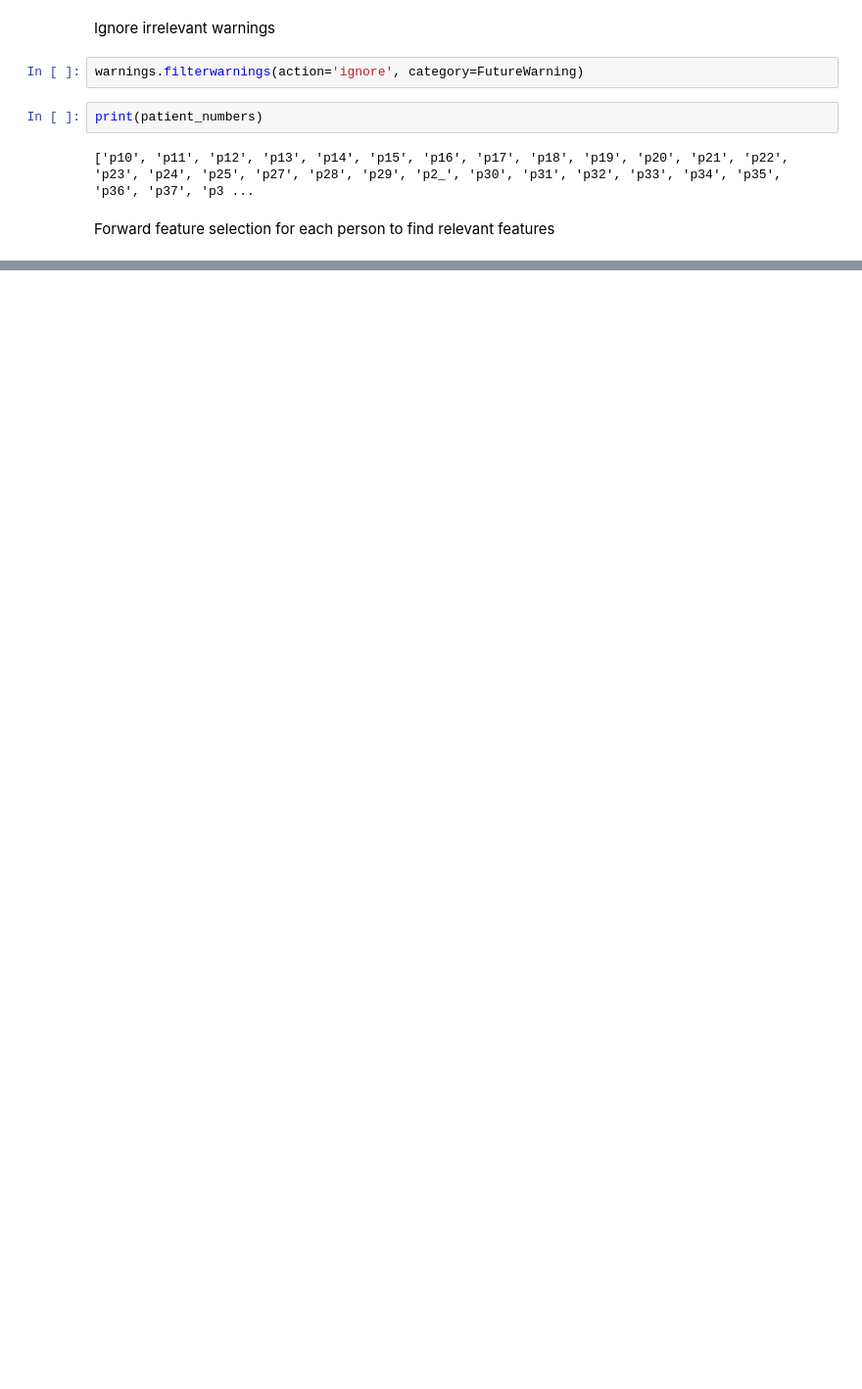
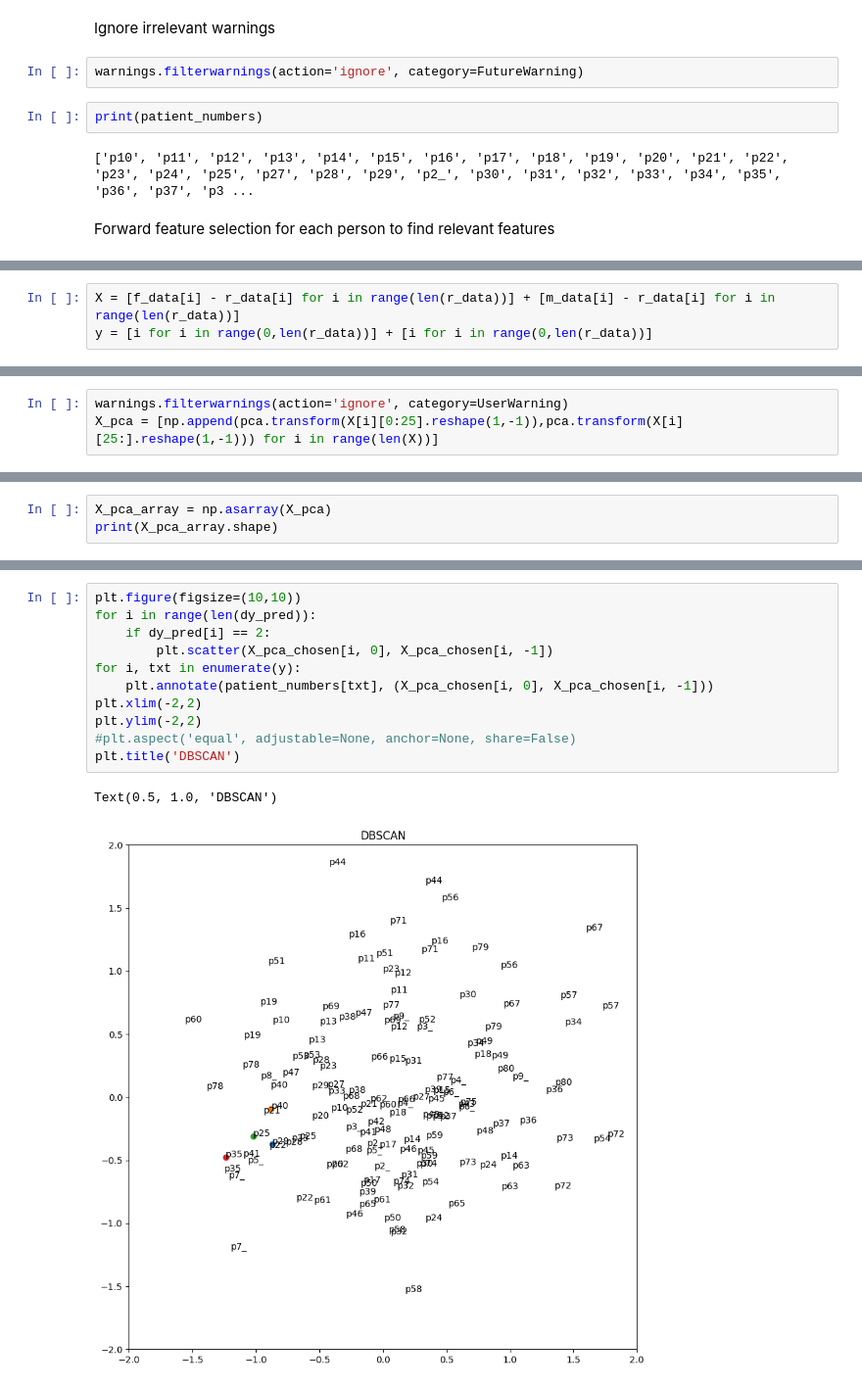
Before and after one commit to cdhvilsted/Bachelor_project_2024, a Jupyter notebook: cross_val_pipeline_individual.ipynb, the cells around one changed output, grey strips where cells are left out. Shown at 98% size. Drawn from its saved outputs; the diff is of its cells as text; blank space fills up the shorter version.

```diff
--- a/cross_val_pipeline_individual.ipynb
+++ b/cross_val_pipeline_individual.ipynb
@@ -562,0 +303,3 @@ Score:  0.09090909090909091
+# %%
+X = [f_data[i] - r_data[i] for i in range(len(r_data))] + [m_data[i] - r_data[i] for i in range(len(r_data))]
+y = [i for i in range(0,len(r_data))] + [i for i in range(0,len(r_data))]
@@ -562,0 +320,3 @@ Score:  0.09090909090909091
+# %%
+warnings.filterwarnings(action='ignore', category=UserWarning)
+X_pca = [np.append(pca.transform(X[i][0:25].reshape(1,-1)),pca.transform(X[i][25:].reshape(1,-1))) for i in range(len(X))]
@@ -562,0 +343,3 @@ Score:  0.09090909090909091
+# %%
+X_pca_array = np.asarray(X_pca)
+print(X_pca_array.shape)
@@ -562,0 +431,14 @@ Score:  0.09090909090909091
+# %%
+plt.figure(figsize=(10,10))
+for i in range(len(dy_pred)):
+    if dy_pred[i] == 2:
+        plt.scatter(X_pca_chosen[i, 0], X_pca_chosen[i, -1])
+for i, txt in enumerate(y):
+    plt.annotate(patient_numbers[txt], (X_pca_chosen[i, 0], X_pca_chosen[i, -1]))
+plt.xlim(-2,2)
+plt.ylim(-2,2)
+#plt.aspect('equal', adjustable=None, anchor=None, share=False)
+plt.title('DBSCAN')
+# %% [output]
+Text(0.5, 1.0, 'DBSCAN')
+[figure, added]
```
Also changed, not shown: parts of 63 cells of this notebook.
